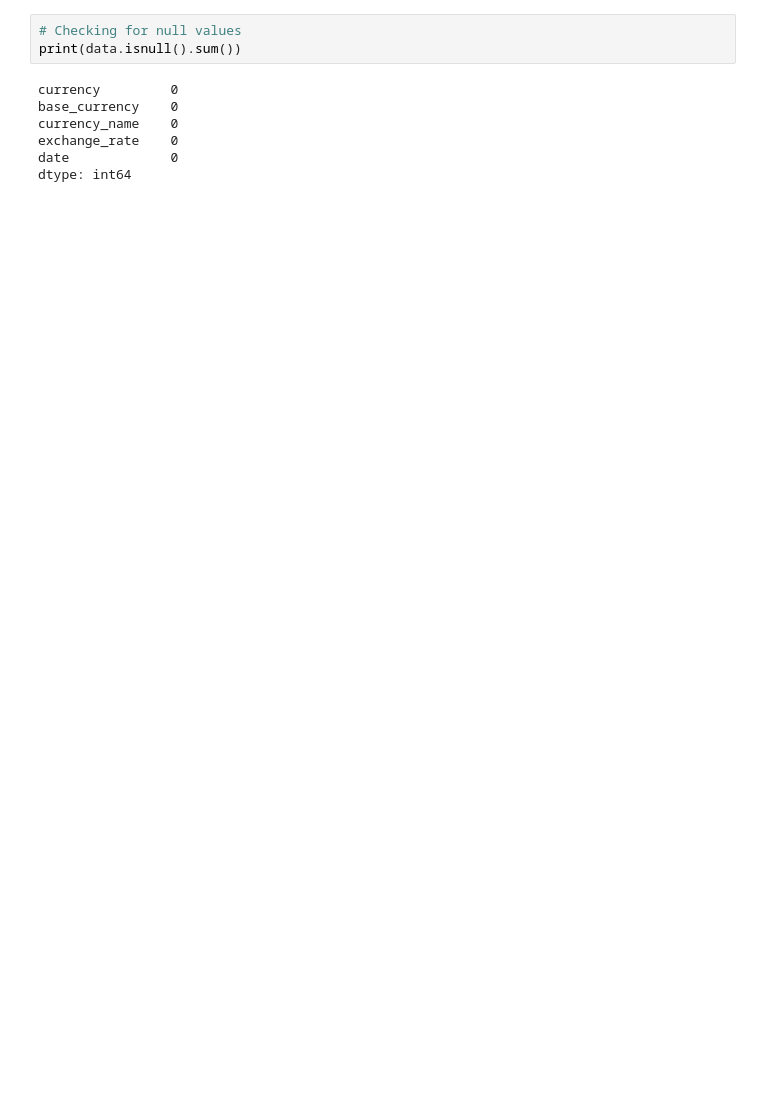
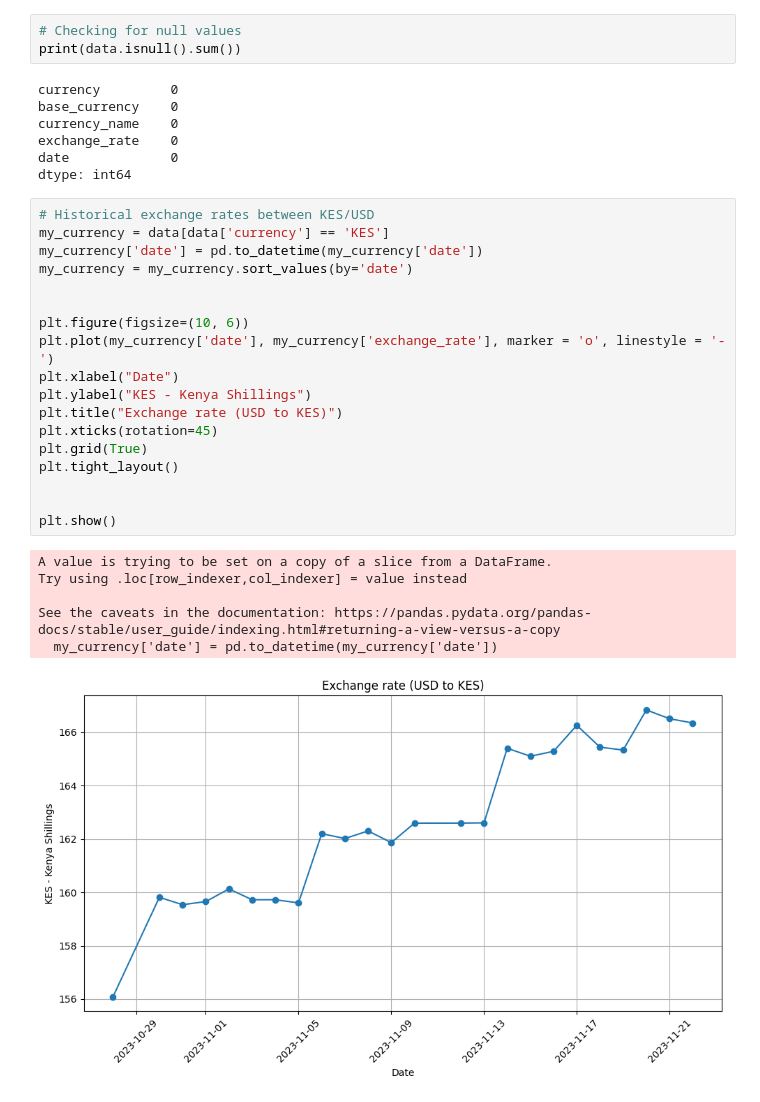
Before and after one commit to okcandy/KAGGLE_PROJECTS, a Jupyter notebook: exchange-rate-fluctuation.ipynb, the cells around one changed output. Saved outputs shown, nothing was run; the diff lists cells and outputs as text; blank space fills up the shorter version.

Commit message:
Kaggle Notebook | Exchange_Rate_Fluctuation | Version 2

```diff
--- a/exchange-rate-fluctuation.ipynb
+++ b/exchange-rate-fluctuation.ipynb
@@ -52,3 +69,28 @@ currency_name    0
 exchange_rate    0
 date             0
 dtype: int64
+# %%
+# Historical exchange rates between KES/USD
+my_currency = data[data['currency'] == 'KES']
+my_currency['date'] = pd.to_datetime(my_currency['date'])
+my_currency = my_currency.sort_values(by='date')
+
+
+plt.figure(figsize=(10, 6))
+plt.plot(my_currency['date'], my_currency['exchange_rate'], marker = 'o', linestyle = '-')
+plt.xlabel("Date")
+plt.ylabel("KES - Kenya Shillings")
+plt.title("Exchange rate (USD to KES)")
+plt.xticks(rotation=45)
+plt.grid(True)
+plt.tight_layout()
+
+
+plt.show()
+# %% [output]
+A value is trying to be set on a copy of a slice from a DataFrame.
+Try using .loc[row_indexer,col_indexer] = value instead
+
+See the caveats in the documentation: https://pandas.pydata.org/pandas-docs/stable/user_guide/indexing.html#returning-a-view-versus-a-copy
+  my_currency['date'] = pd.to_datetime(my_currency['date'])
+[figure, added]
```
Also changed, not shown: parts of 3 cells of this notebook.
